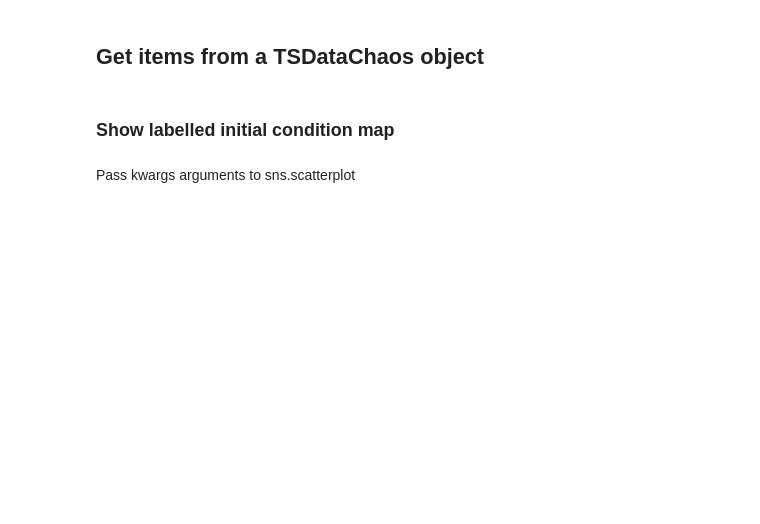
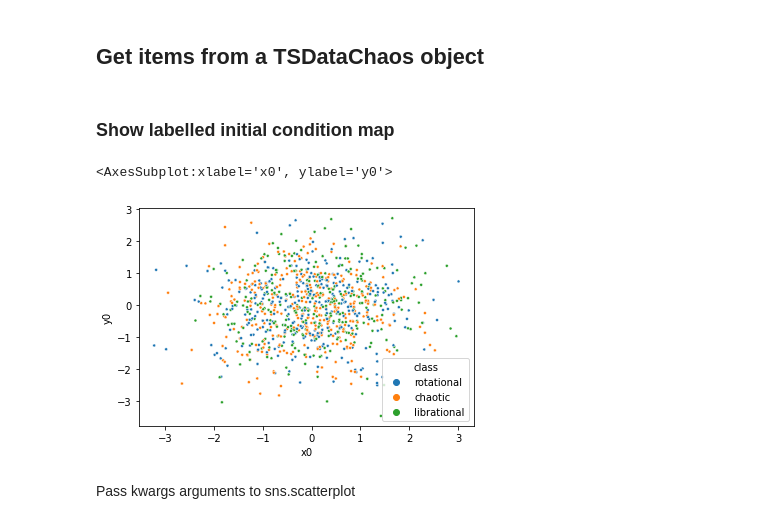
Before and after one commit to vrodriguezf/mlchaos, a Jupyter notebook: nbs/data.ipynb, the cells around one changed output. Saved outputs shown, nothing was run; the diff lists cells and outputs as text; code cells hidden in the pictures; blank space fills up the shorter version.

```diff
--- a/nbs/data.ipynb
+++ b/nbs/data.ipynb
@@ -38,7 +42,7 @@ def load_poincare_maps(fname:Path):
     nparr = df_slicer(df, w=seq_length, s=seq_length)
     return nparr.transpose([0, 2, 1])
 # %%
-fname = base_path/'data/fli_rotnum/model_1/eps=0.01/Poincare.plt'
+fname = Path('../example_data/Poincare.plt')
 foo = load_poincare_maps(fname)
 bar = pd.read_table(fname, sep='\s+', names=['time', 'x', 'y'])
 # %%
@@ -169,9 +173,9 @@ class TSDataChaos(TSData):
             self.x = load_poincare_maps(fn_poincare)
         return self
 # %%
-fnames = (base_path/'data/fli_rotnum/model_1/eps=0.01/Poincare.plt',
-            base_path/'data/fli_rotnum/model_1/eps=0.01/index_fli_freqana.plt')
-foo = TSDataChaos.from_poincare_and_index_files(fnames)
+fnames = (Path('../example_data/Poincare.plt'),
+            Path('../example_data/index.plt'))
+foo = TSDataChaos.from_poincare_and_index_files(fnames, index_col=5)
 foo
 # %% [output]
 TSDataChaos:
@@ -233,7 +258,10 @@ mock_poinc_map = foo = np.random.randn(1000, 2, 100)
 mock_lbls = random.choices(['chaotic', 'librational', 'rotational'], k=1000)
 # %%
 # NOTE: These FLI plots are completely random
-show_fli_plot(poinc_maps=mock_poinc_map, lbls=mock_lbls)
+show_labelled_ic_map(poinc_maps=mock_poinc_map, lbls=mock_lbls)
+# %% [output]
+<AxesSubplot:xlabel='x0', ylabel='y0'>
+[figure, added]
 # %% [markdown]
 Pass kwargs arguments to sns.scatterplot
 # %%
```
Also changed, not shown: parts of 19 cells of this notebook, 3 other files.
